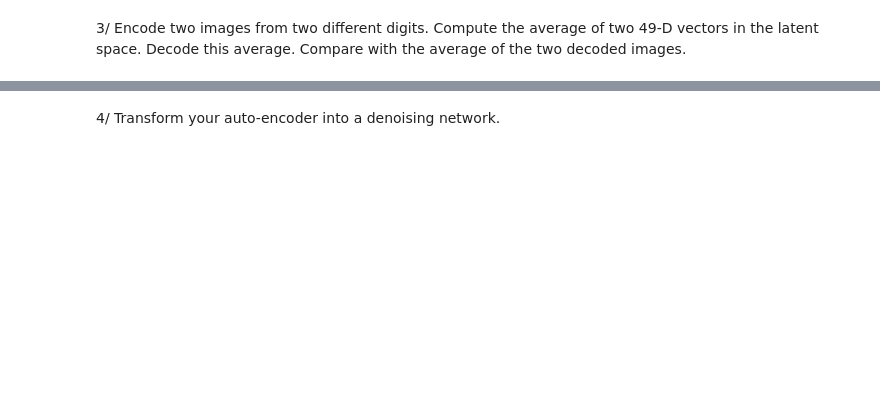
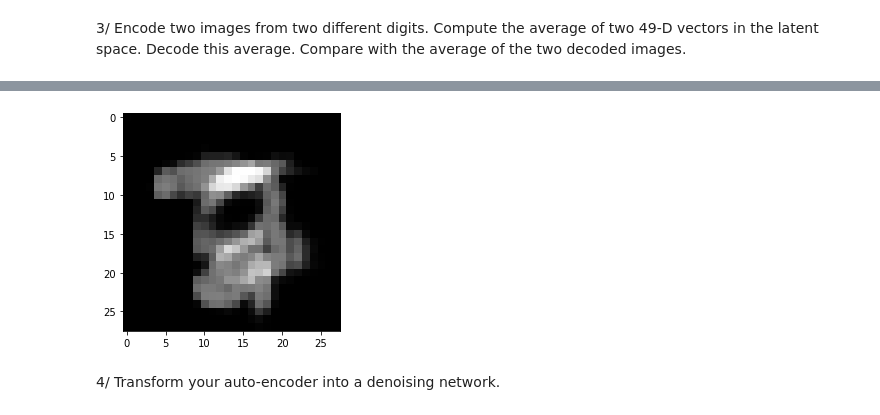
Before and after one commit to shani1610/deep-learning-class-ujm, a Jupyter notebook: TD6.ipynb, the cells around one changed output, grey strips where cells are left out. Drawn from its saved outputs; the diff is of its cells as text; code cells hidden in the pictures; blank space fills up the shorter version.

```diff
--- a/TD6.ipynb
+++ b/TD6.ipynb
@@ -114,3 +127,9 @@ plt.show()
 # %% [markdown]
 3/ Encode two images from two different digits. Compute the average of two 49-D vectors in the
 latent space. Decode this average. Compare with the average of the two decoded images.
+# %%
+from keras import Model
+model_encode = Model(inputs=model.input, outputs=model.layers[7].output)
+y_pred_encode = model_encode.predict(x_train)
+model_decode = Model(inputs=model.layers[8].input, outputs=model.output)
+y_pred_decode = model_decode.predict(y_pred_encode)
@@ -117,3 +171,11 @@ latent space. Decode this average. Compare with the average of the two decoded i
+# %%
+
+plt.figure(figsize=(20, 4))
+# display reconstruction
+plt.imshow(img_decoded)
+plt.gray()
+# %% [output]
+[figure, added]
 # %% [markdown]
 4/ Transform your auto-encoder into a denoising network.
 # %%
```
Also changed, not shown: parts of 21 cells of this notebook.
